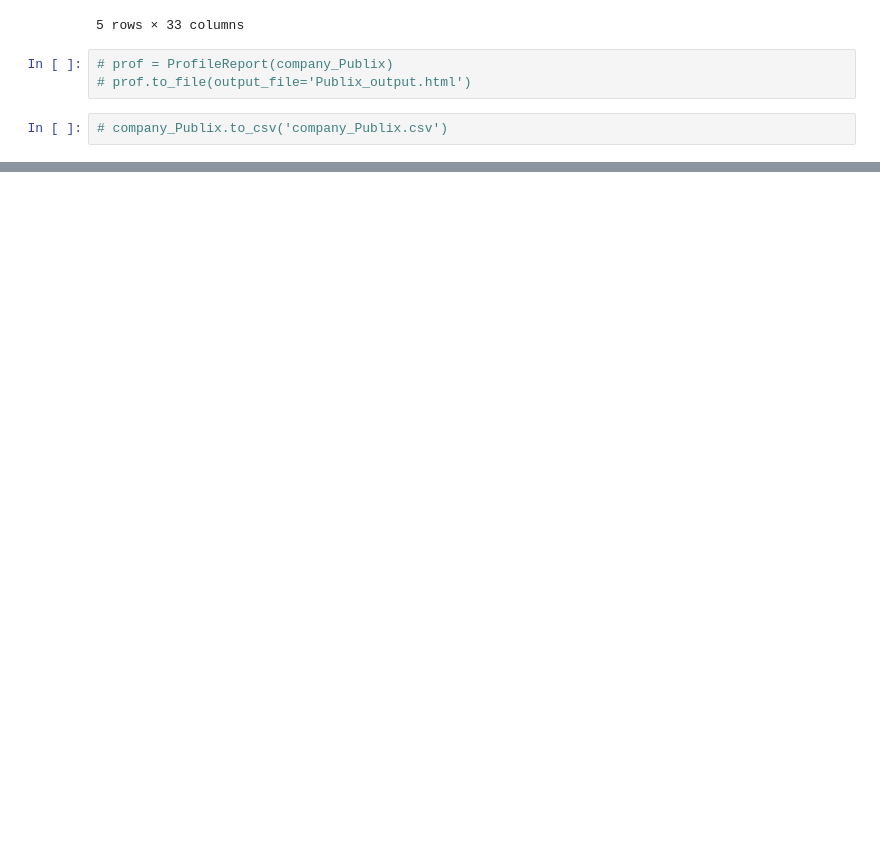
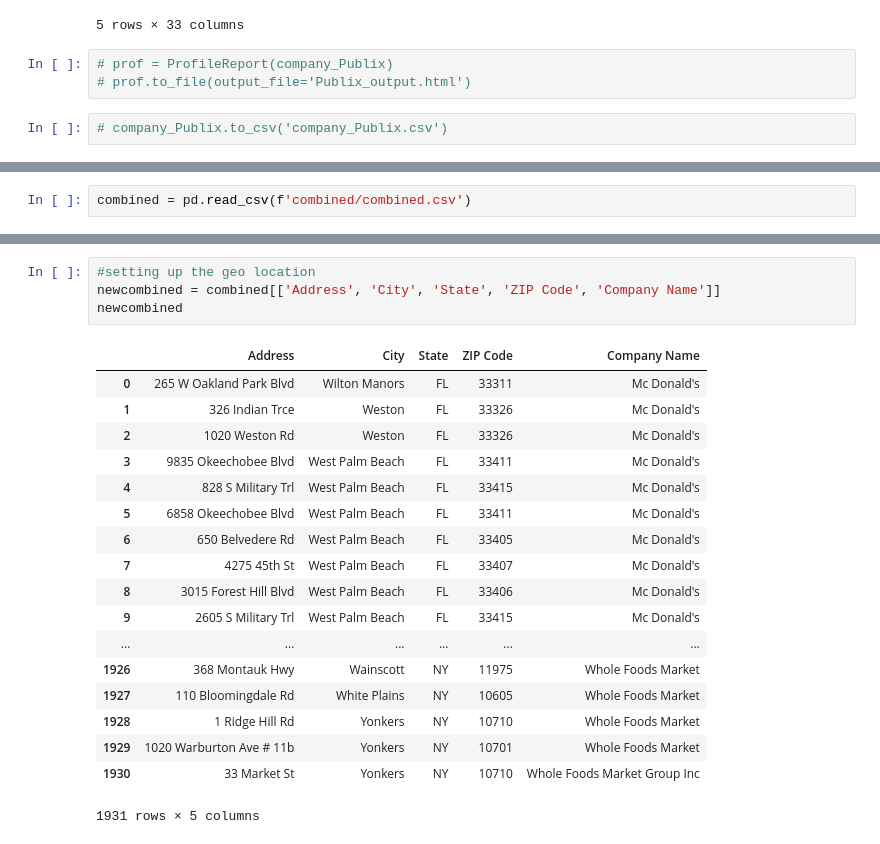
Before and after one commit to PhilAScript826/team-57, a Jupyter notebook: TeamNumber_Project_Week7.ipynb, the cells around one changed output, grey strips where cells are left out. Cells and saved outputs as stored; diff of their text form; blank space fills up the shorter version.

Commit message:
merged groceries and restaurant files together for tableau

```diff
--- a/TeamNumber_Project_Week7.ipynb
+++ b/TeamNumber_Project_Week7.ipynb
@@ -905,0 +1009,2 @@ company_Publix.to_excel('company_Publix.xlsx')
+# %%
+combined = pd.read_csv(f'combined/combined.csv')
@@ -905,0 +1031,23 @@ company_Publix.to_excel('company_Publix.xlsx')
+# %%
+#setting up the geo location
+newcombined = combined[['Address', 'City', 'State', 'ZIP Code', 'Company Name']]
+newcombined
+# %% [output]
+|  | Address | City | State | ZIP Code | Company Name |
+| 0 | 265 W Oakland Park Blvd | Wilton Manors | FL | 33311 | Mc Donald's |
+| 1 | 326 Indian Trce | Weston | FL | 33326 | Mc Donald's |
+| 2 | 1020 Weston Rd | Weston | FL | 33326 | Mc Donald's |
+| 3 | 9835 Okeechobee Blvd | West Palm Beach | FL | 33411 | Mc Donald's |
+| 4 | 828 S Military Trl | West Palm Beach | FL | 33415 | Mc Donald's |
+| 5 | 6858 Okeechobee Blvd | West Palm Beach | FL | 33411 | Mc Donald's |
+| 6 | 650 Belvedere Rd | West Palm Beach | FL | 33405 | Mc Donald's |
+| 7 | 4275 45th St | West Palm Beach | FL | 33407 | Mc Donald's |
+| 8 | 3015 Forest Hill Blvd | West Palm Beach | FL | 33406 | Mc Donald's |
+| 9 | 2605 S Military Trl | West Palm Beach | FL | 33415 | Mc Donald's |
+| ... | ... | ... | ... | ... | ... |
+| 1926 | 368 Montauk Hwy | Wainscott | NY | 11975 | Whole Foods Market |
+| 1927 | 110 Bloomingdale Rd | White Plains | NY | 10605 | Whole Foods Market |
+| 1928 | 1 Ridge Hill Rd | Yonkers | NY | 10710 | Whole Foods Market |
+| 1929 | 1020 Warburton Ave # 11b | Yonkers | NY | 10701 | Whole Foods Market |
+| 1930 | 33 Market St | Yonkers | NY | 10710 | Whole Foods Market Group Inc |
+1931 rows × 5 columns
```
Also changed, not shown: parts of 23 cells of this notebook, 33 other files.
